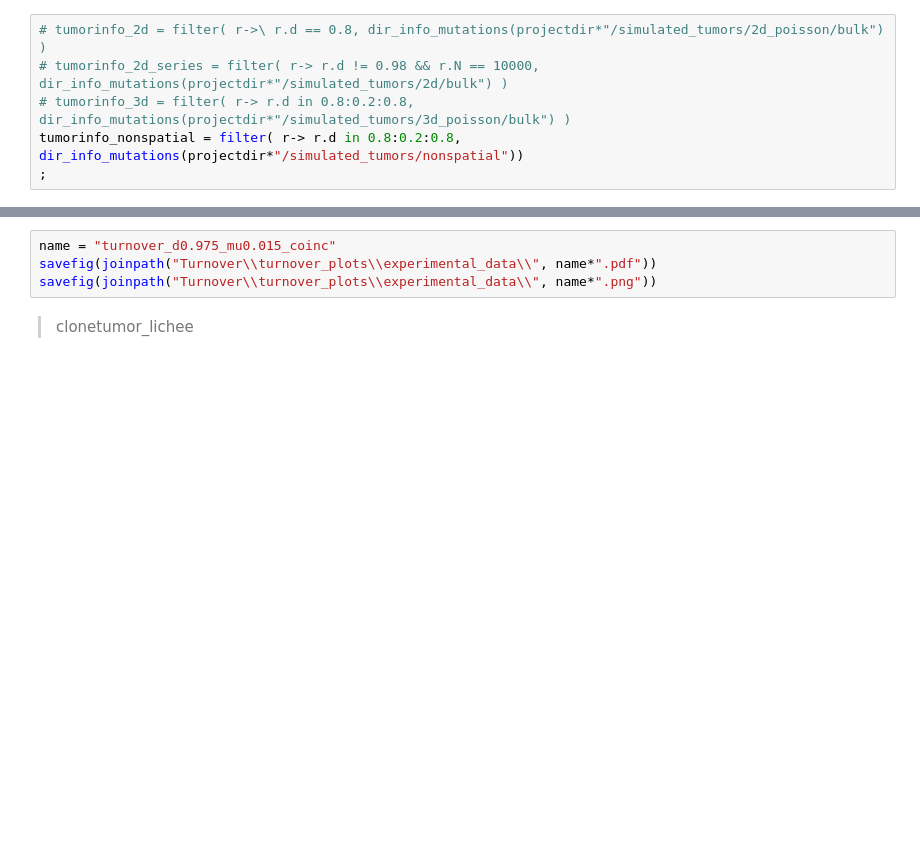
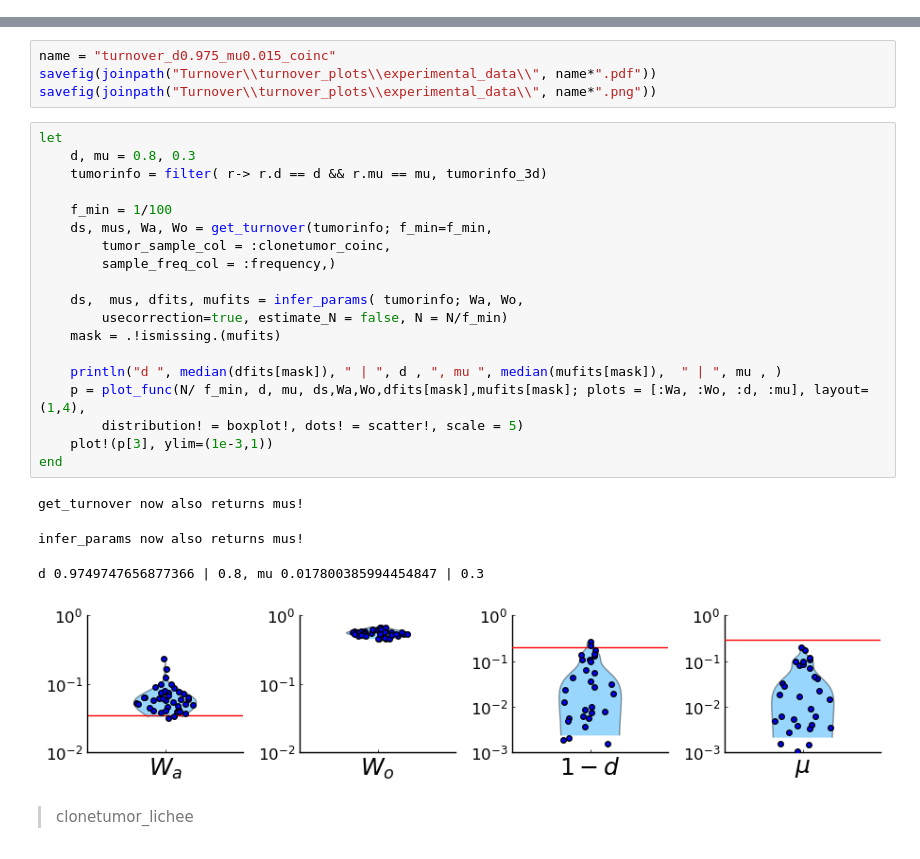
Before and after one commit to aangaji/Turnover, a Jupyter notebook: clustering_and_inference.ipynb, the cells around one changed output, grey strips where cells are left out. Cells and saved outputs as stored; diff of their text form; blank space fills up the shorter version.

```diff
--- a/clustering_and_inference.ipynb
+++ b/clustering_and_inference.ipynb
@@ -52,8 +48,2 @@ addprocs(6)
 # %% [markdown]
 # Data
-# %%
-# tumorinfo_2d = filter( r->\ r.d == 0.8, dir_info_mutations(projectdir*"/simulated_tumors/2d_poisson/bulk") )
-# tumorinfo_2d_series = filter( r-> r.d != 0.98 && r.N == 10000, dir_info_mutations(projectdir*"/simulated_tumors/2d/bulk") )
-# tumorinfo_3d = filter( r-> r.d in 0.8:0.2:0.8, dir_info_mutations(projectdir*"/simulated_tumors/3d_poisson/bulk") )
-tumorinfo_nonspatial = filter( r-> r.d in 0.8:0.2:0.8, dir_info_mutations(projectdir*"/simulated_tumors/nonspatial"))
-;
@@ -1217,6 +1117,30 @@ d 0.9699592809740845 | 0.975, mu 0.009379275706536181 | 0.015
 name = "turnover_d0.975_mu0.015_coinc"
 savefig(joinpath("Turnover\\turnover_plots\\experimental_data\\", name*".pdf"))
 savefig(joinpath("Turnover\\turnover_plots\\experimental_data\\", name*".png"))
+# %%
+let
+    d, mu = 0.8, 0.3
+    tumorinfo = filter( r-> r.d == d && r.mu == mu, tumorinfo_3d)
+
+    f_min = 1/100
+    ds, mus, Wa, Wo = get_turnover(tumorinfo; f_min=f_min,
+        tumor_sample_col = :clonetumor_coinc,
+        sample_freq_col = :frequency,)
+
+    ds,  mus, dfits, mufits = infer_params( tumorinfo; Wa, Wo,
+        usecorrection=true, estimate_N = false, N = N/f_min)
+    mask = .!ismissing.(mufits)
+
+    println("d ", median(dfits[mask]), " | ", d , ", mu ", median(mufits[mask]),  " | ", mu , )
+    p = plot_func(N/ f_min, d, mu, ds,Wa,Wo,dfits[mask],mufits[mask]; plots = [:Wa, :Wo, :d, :mu], layout=(1,4),
+        distribution! = boxplot!, dots! = scatter!, scale = 5)
+    plot!(p[3], ylim=(1e-3,1))
+end
+# %% [output]
+get_turnover now also returns mus!
+infer_params now also returns mus!
+d 0.9749747656877366 | 0.8, mu 0.017800385994454847 | 0.3
+[figure, added]
 # %% [markdown]
 > clonetumor_lichee
 # %%
```
Also changed, not shown: parts of 87 cells of this notebook, 11 other files.
